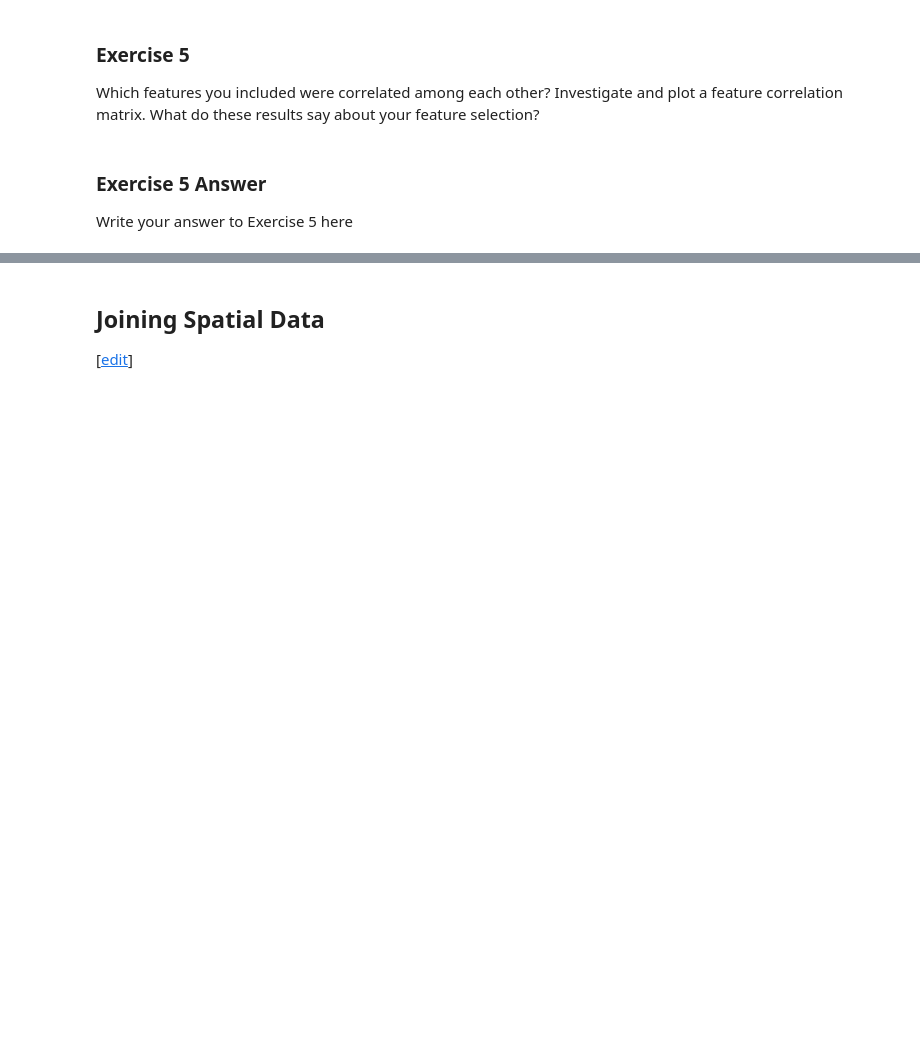
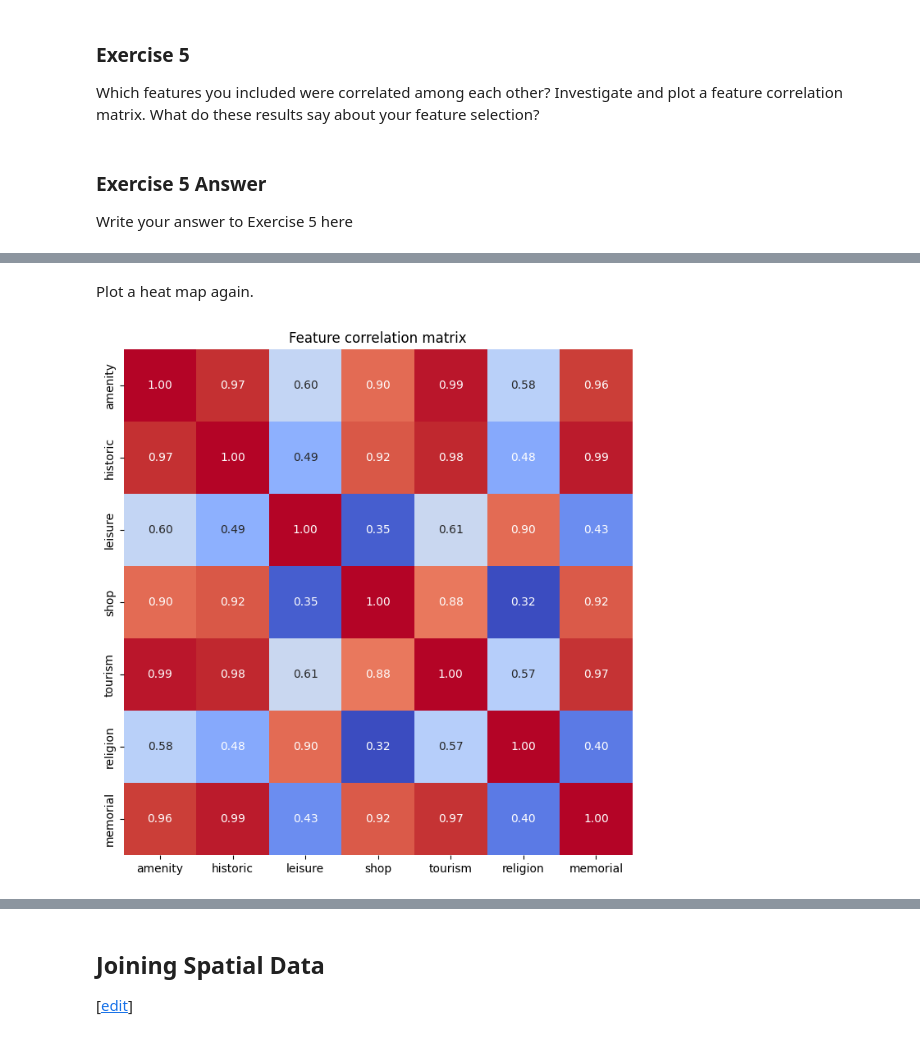
Before and after one commit to chenyilow/cyl68_ads_2024, a Jupyter notebook: _notebooks/02-access-assess-geospatial.ipynb, the cells around one changed output, grey strips where cells are left out. Drawn from its saved outputs; the diff is of its cells as text; code cells hidden in the pictures; blank space fills up the shorter version.

```diff
--- a/_notebooks/02-access-assess-geospatial.ipynb
+++ b/_notebooks/02-access-assess-geospatial.ipynb
@@ -624,3 +696,6 @@ say about your feature selection?
 Write your answer to Exercise 5 here
 # %%
 # Use this box for any code you need
+
+features_df = pd_data.drop(columns="City").corr()
+features_df
@@ -626,0 +714,4 @@ Write your answer to Exercise 5 here
+# %%
+features_df_filter = features_df.loc[:, features_df.sum() != 0]
+features_df_filtered = features_df_filter.loc[features_df_filter.sum(axis=1) != 0]
+features_df_filtered
@@ -626,0 +727,9 @@ Write your answer to Exercise 5 here
+# %% [markdown]
+Plot a heat map again.
+# %%
+plt.figure(figsize=(8, 8))
+sns.heatmap(features_df_filtered, annot=True, cmap='coolwarm', fmt=".2f", cbar=False)
+plt.title("Feature correlation matrix")
+plt.show()
+# %% [output]
+[figure, added]
```
Also changed, not shown: parts of 25 cells of this notebook.
